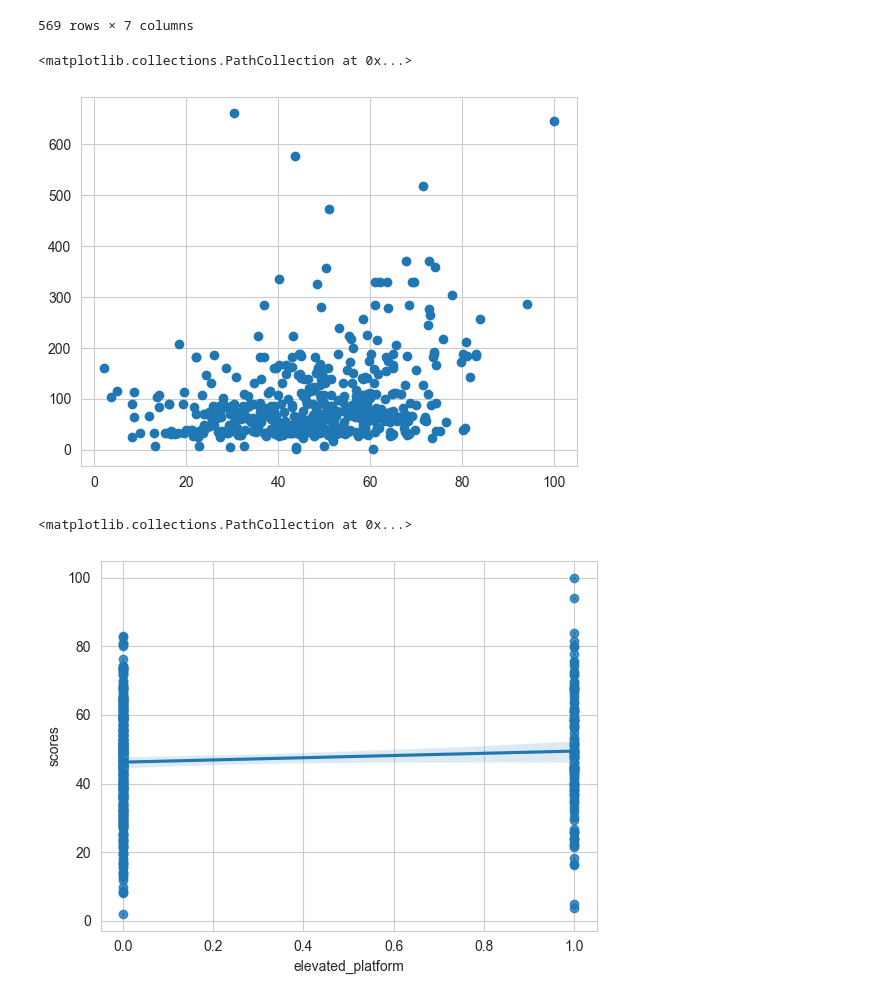
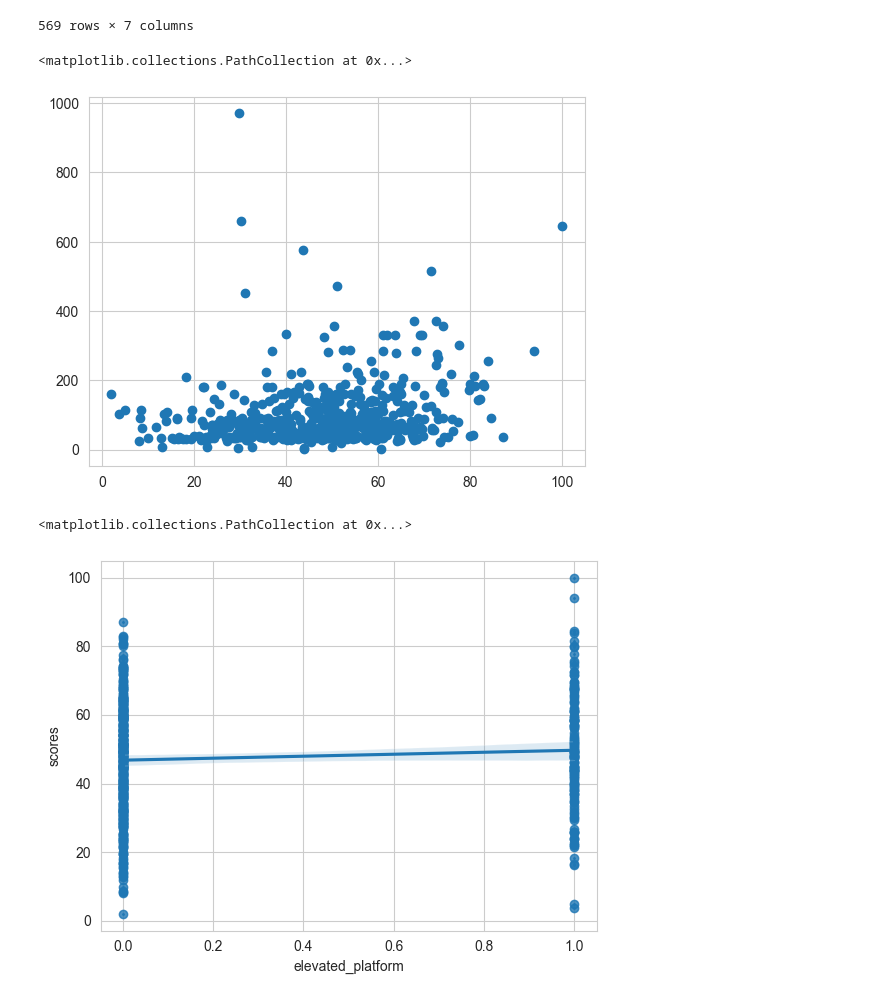
Before and after one commit to Seoyangsam/ACRM, a Jupyter notebook: src/Q19.ipynb, the cells around one changed output. Saved outputs shown, nothing was run; the diff lists cells and outputs as text; code cells hidden in the pictures.

```diff
--- a/src/Q19.ipynb
+++ b/src/Q19.ipynb
@@ -111,6 +116,7 @@ Dict = dict({'antwerpen-caal': 'antwerpen-centraal',
              })
 data.stations = data.stations.replace({"Station": Dict})
 data.stations['name'] = data.stations['name'].str.upper()
+data.satisfaction['station'] = data.satisfaction['station'].str.upper()
 data.stations
 # %% [output]
 |  | URI | name | country-code | longitude | latitude | avg_stop_times | official_transfer_time |
@@ -129,10 +135,11 @@ data.stations
 # %%
 new_data1 = pd.merge(data.satisfaction,data.stations,how ='inner',left_on = "station",right_on = "name")
 new_data1.rename(columns={'Avg Satisfaction':'scores'},inplace=True)
+data.satisfaction
 plt.scatter(new_data1.scores, new_data1.avg_stop_times)
 # %% [output]
 <matplotlib.collections.PathCollection at 0x...>
-[figure, old version]
+[figure, new version]
 # %%
 data.facilities = data.facilities.replace({"Station": Dict})
 data.facilities['name'] = data.facilities['name'].str.upper()
@@ -143,7 +150,7 @@ sns.regplot(x=new_data2.elevated_platform, y = new_data2.scores)
 plt.scatter(new_data2.elevated_platform, new_data2.scores,s=1)
 # %% [output]
 <matplotlib.collections.PathCollection at 0x...>
-[figure, old version]
+[figure, new version]
 # %%
 plt.scatter(new_data2.wheelchair_available, new_data2.scores,s=4)
 sns.regplot(x=new_data2.wheelchair_available, y = new_data2.scores)
```
Also changed, not shown: parts of 20 cells of this notebook, 1 other file.
